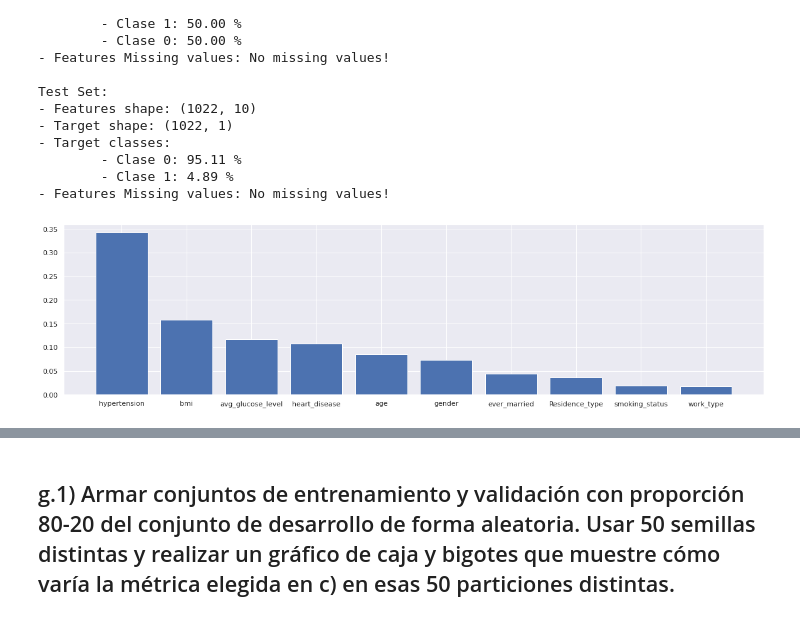
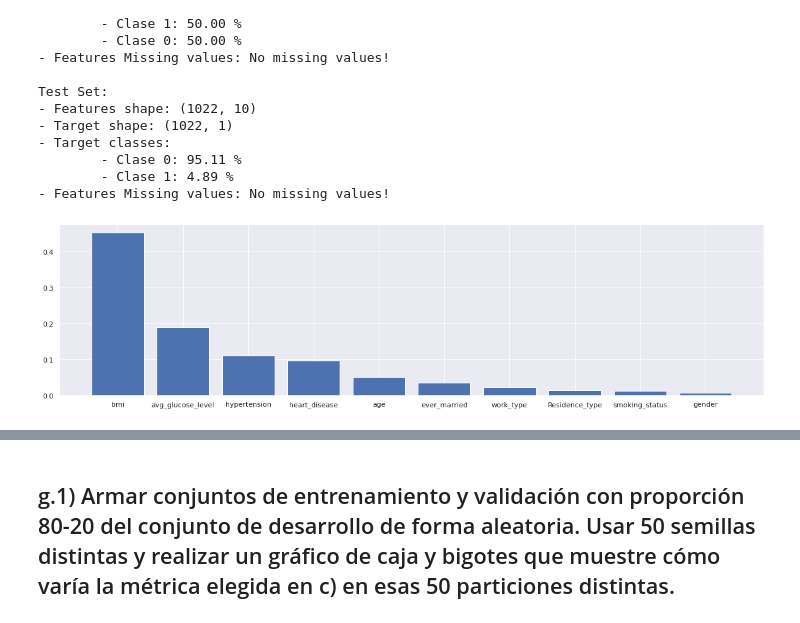
Before and after one commit to magistery-tps/aa-tp1, a Jupyter notebook: notebooks/tp1.ipynb, the cells around one changed output, grey strips where cells are left out. Drawn from its saved outputs; the diff is of its cells as text; code cells hidden in the pictures.

```diff
--- a/notebooks/tp1.ipynb
+++ b/notebooks/tp1.ipynb
@@ -769,31 +767,28 @@ Test Set:
         - Clase 1: 4.89 %
 - Features Missing values: No missing values!
 # %%
-from sklearn.ensemble import RandomForestClassifier
-from matplotlib import pyplot
-
 def features_importance(features, target):
-    model = RandomForestClassifier()
+    model = DecisionTreeClassifier()
     model.fit(features, target)
     importance = model.feature_importances_
 
     # Orden desc...
     return np.sort(importance)[::-1]
 
 def plot_features_importance(sets_group):
     importance = features_importance(
         sets_group.dev_features.values,
         sets_group.dev_target.values
     )
 
     column_names = sets_group.dev_features.columns
-    pyplot.bar([column_names[x] for x in range(len(importance))], importance)
-    pyplot.show()
+    plt.bar([column_names[x] for x in range(len(importance))], importance)
+    plt.show()
 
 big_size()
 plot_features_importance(encoded_sets_group)
 # %% [output]
-[figure, old version]
+[figure, new version]
 # %%
 def remove_features(
     features,
```
Also changed, not shown: parts of 11 cells of this notebook.
